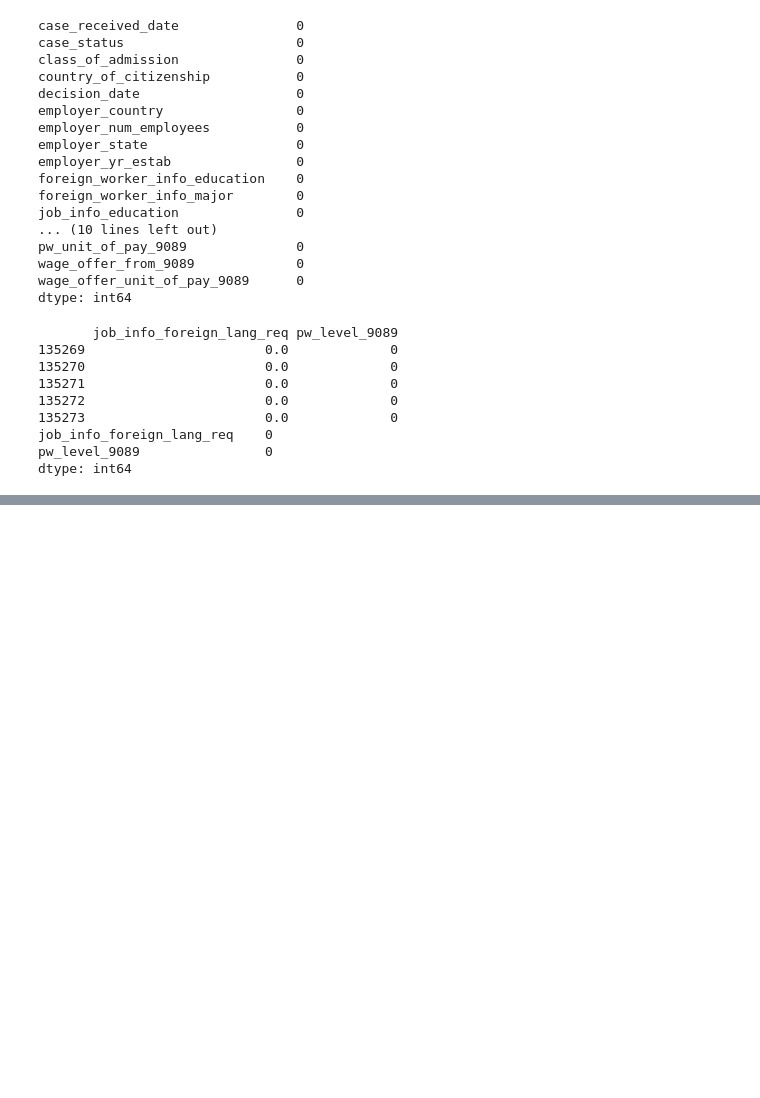
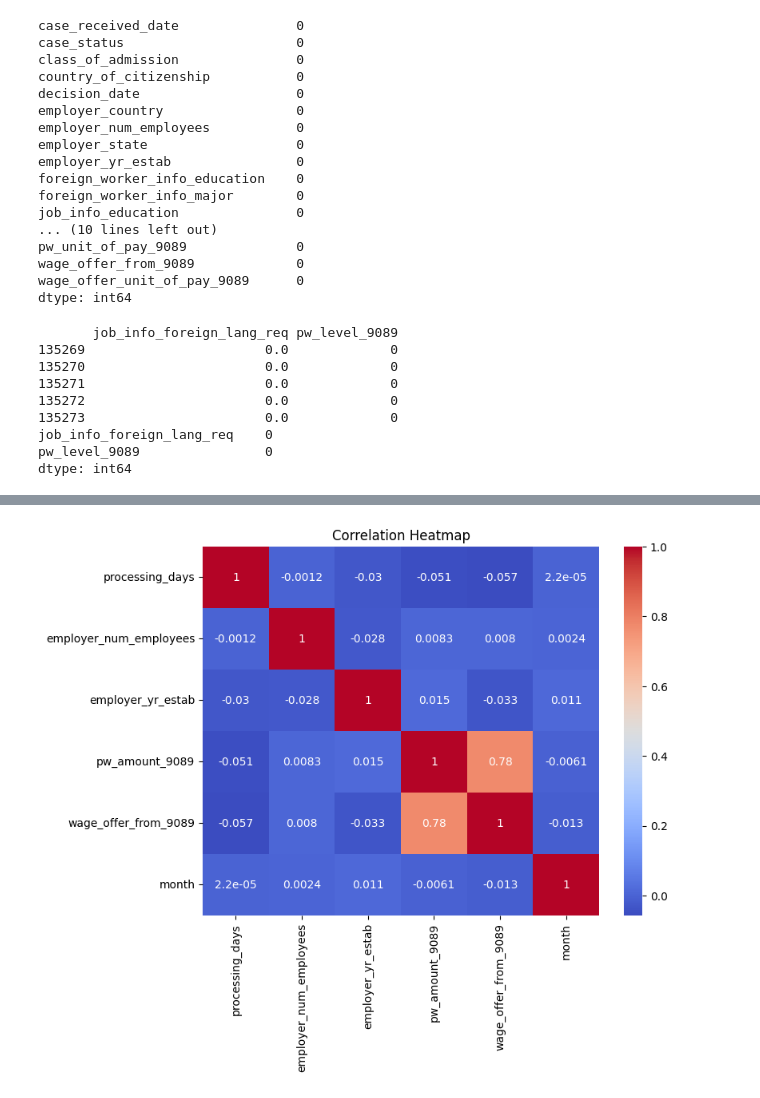
Before and after one commit to Pavani-3101/Visa_Status_Prediction, a Jupyter notebook: Visa_Status_Prediction.ipynb, the cells around one changed output, grey strips where cells are left out. Cells and saved outputs as stored; diff of their text form; code cells hidden in the pictures; blank space fills up the shorter version.

```diff
--- a/Visa_Status_Prediction.ipynb
+++ b/Visa_Status_Prediction.ipynb
@@ -367,0 +350,5 @@ df.head
+# %%
+df = df[df['processing_days'] >= 0]
+
+# Check summary statistics
+df['processing_days'].describe()
@@ -369,0 +371,15 @@ df.to_csv('visa_dataset.csv', index=False)
+# %%
+# Seasonal Feature
+df['month'] = df['case_received_date'].dt.month
+
+def get_season(month):
+    if month in [12,1,2]:
+        return 'Winter'
+    elif month in [3,4,5]:
+        return 'Spring'
+    elif month in [6,7,8]:
+        return 'Summer'
+    else:
+        return 'Fall'
+
+df['season'] = df['month'].apply(get_season)
@@ -369,0 +458,3 @@ df.to_csv('visa_dataset.csv', index=False)
+# %%
+country_avg = df.groupby('country_of_citizenship')['processing_days'].mean()
+df['country_avg_processing'] = df['country_of_citizenship'].map(country_avg)
@@ -369,0 +464,18 @@ df.to_csv('visa_dataset.csv', index=False)
+# %%
+selected_cols = [
+    'processing_days',
+    'employer_num_employees',
+    'employer_yr_estab',
+    'pw_amount_9089',
+    'wage_offer_from_9089',
+    'month'
+]
+
+df_small = df[selected_cols]
+# %%
+plt.figure(figsize=(8,6))
+sns.heatmap(df_small.corr(), annot=True, cmap='coolwarm')
+plt.title("Correlation Heatmap")
+plt.show()
+# %% [output]
+[figure, added]
```
Also changed, not shown: parts of 15 cells of this notebook.
